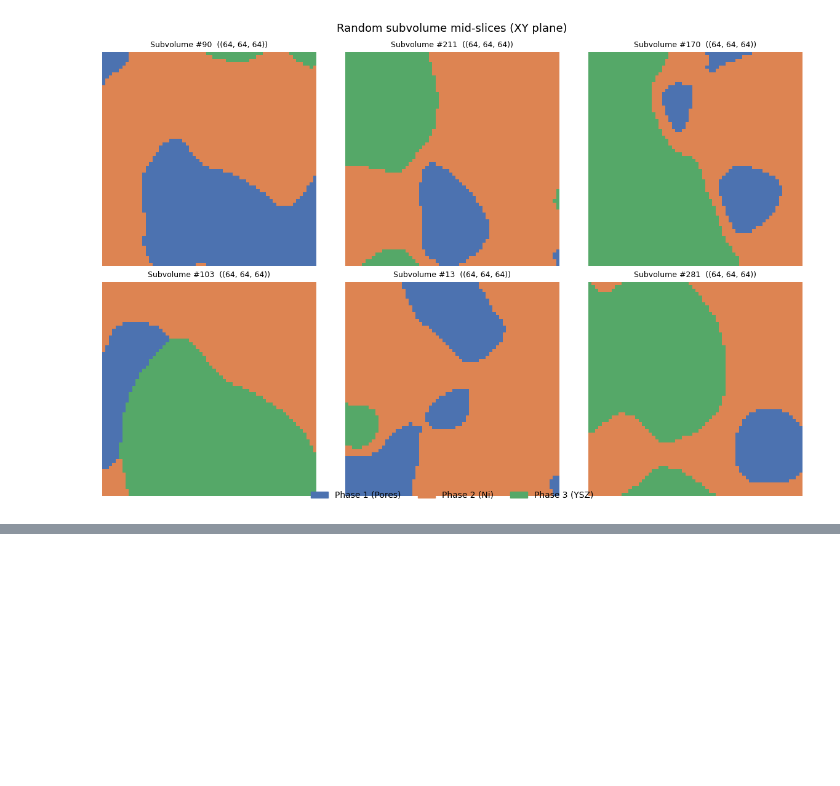
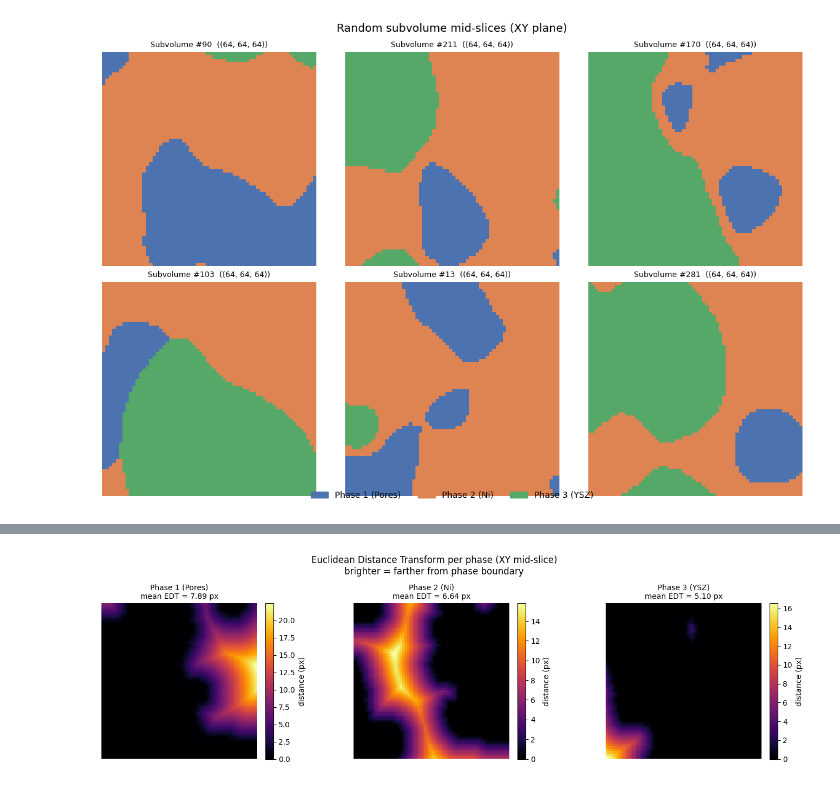
Before and after one commit to HAdi-Mohammadi1996/WGAN-SOC, a Jupyter notebook: notebooks/utils_test.ipynb, the cells around one changed output, grey strips where cells are left out. Saved outputs shown, nothing was run; the diff lists cells and outputs as text; code cells hidden in the pictures; blank space fills up the shorter version.

```diff
--- a/notebooks/utils_test.ipynb
+++ b/notebooks/utils_test.ipynb
@@ -266,0 +375,19 @@ plt.show()
+# %%
+# Visualise the EDT for each phase in the mid-slice of the first subvolume
+mid_z = sv.shape[2] // 2
+slice_2d = sv[:, :, mid_z]
+
+fig, axes = plt.subplots(1, 3, figsize=(14, 4))
+for i, ph in enumerate(phases):
+    mask_2d = (slice_2d == ph).astype(np.uint8)
+    dt = scipy.ndimage.distance_transform_edt(mask_2d)
+    im = axes[i].imshow(dt, cmap="inferno", interpolation="nearest")
+    axes[i].set_title(f"{PHASE_LABELS[i]}\nmean EDT = {dt[mask_2d > 0].mean():.2f} px", fontsize=10)
+    axes[i].axis("off")
+    plt.colorbar(im, ax=axes[i], fraction=0.046, pad=0.04, label="distance (px)")
+
+fig.suptitle("Euclidean Distance Transform per phase (XY mid-slice)\nbrighter = farther from phase boundary", fontsize=12)
+plt.tight_layout()
+plt.show()
+# %% [output]
+[figure, added]
```
Also changed, not shown: parts of 5 cells of this notebook.
